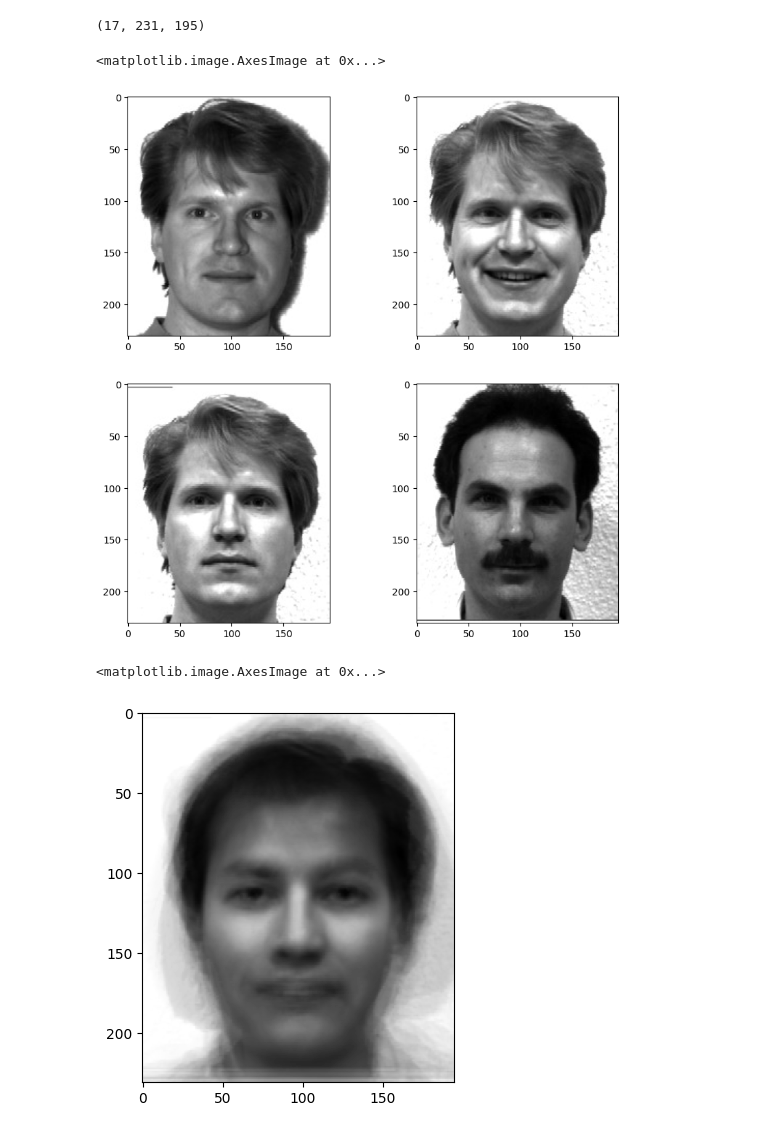
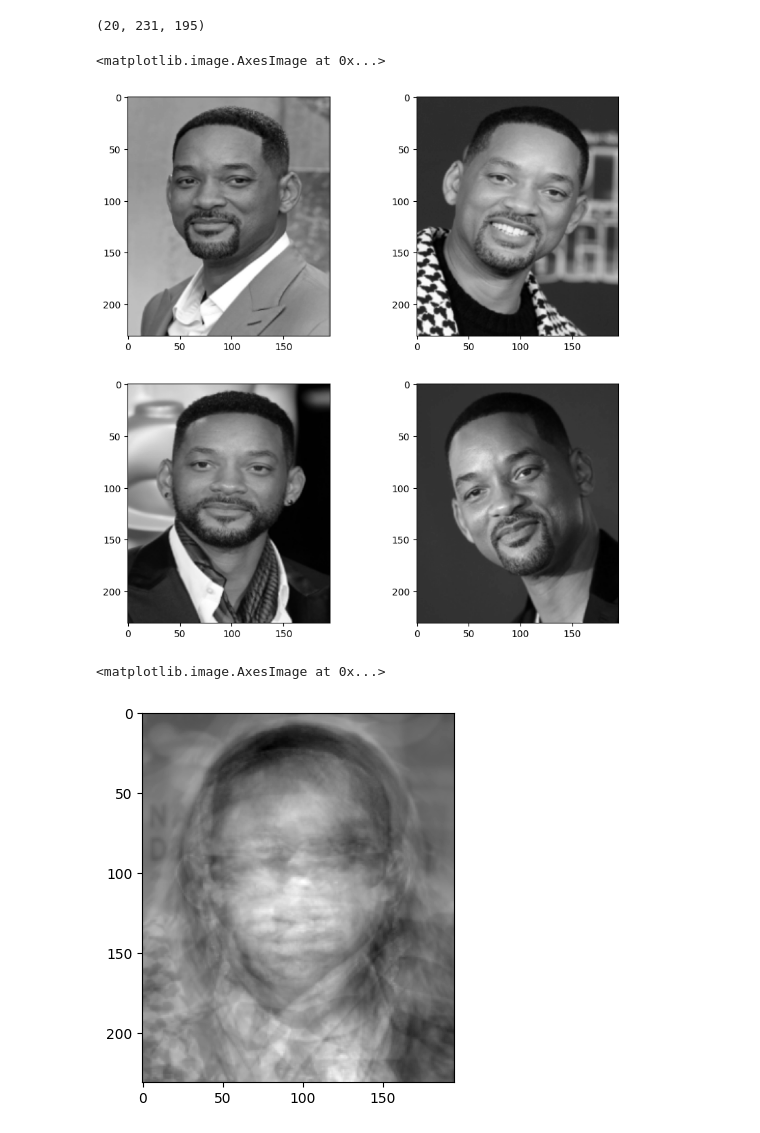
Before and after one commit to PedroPHC25/AL_Trabalho_A2, a Jupyter notebook: eigenswift.ipynb, the cells around one changed output. Cells and saved outputs as stored; diff of their text form; code cells hidden in the pictures.

```diff
--- a/eigenswift.ipynb
+++ b/eigenswift.ipynb
@@ -4,9 +4,12 @@ import pandas as pd
 import matplotlib.pyplot as plt
 import cv2
 import os
+# %%
+altura_imagem = 231
+comprimento = 195
 # %%
 # Criando o path para onde as iamgens estão
-famousim = "imagens_teste/"
+famousim = "imagens_artistas/"
 # Criando uma lista para adicionar as imagens
 famous_images = []
 
@@ -25,7 +28,7 @@ for image in (os.listdir(famousim)):
 famous_images_np = np.array(famous_images)
 print(famous_images_np.shape)
 # %% [output]
-(17, 231, 195)
+(20, 231, 195)
 # %%
 # Plotando a imagem
 fig, ax = plt.subplots(2, 2, figsize=(10, 10))
@@ -35,20 +38,21 @@ ax[1, 0].imshow(famous_images_np[2], cmap='gray')
 ax[1, 1].imshow(famous_images_np[3], cmap='gray')
 # %% [output]
 <matplotlib.image.AxesImage at 0x...>
-[figure, old version]
+[figure, new version]
 # %%
 # Cada imagem está armazenada em "3 dimensões", cada foto está numa lista, e cada lista é uma lista de listas
 # Vamos transformar a imagem num vetor coluna muito grande.
 train_famous_np_matrix = famous_images_np.reshape(famous_images_np.shape[0], famous_images_np.shape[1]*famous_images_np.shape[2])
 # calculamos a face média
 mean_train_face = np.mean(train_famous_np_matrix, axis=0)
 # Criamos uma matriz sem a a face média
 centered_train_face = train_famous_np_matrix - mean_train_face
+centered_train_face =
 
 # Mostrando a face média
 plt.figure()
-plt.imshow(mean_train_face.reshape(231,195), cmap='gray')
+plt.imshow(mean_train_face.reshape(altura_imagem,comprimento), cmap='gray')
 # %% [output]
 <matplotlib.image.AxesImage at 0x...>
-[figure, old version]
+[figure, new version]
 # %%
```
Also changed, not shown: parts of 5 cells of this notebook.
